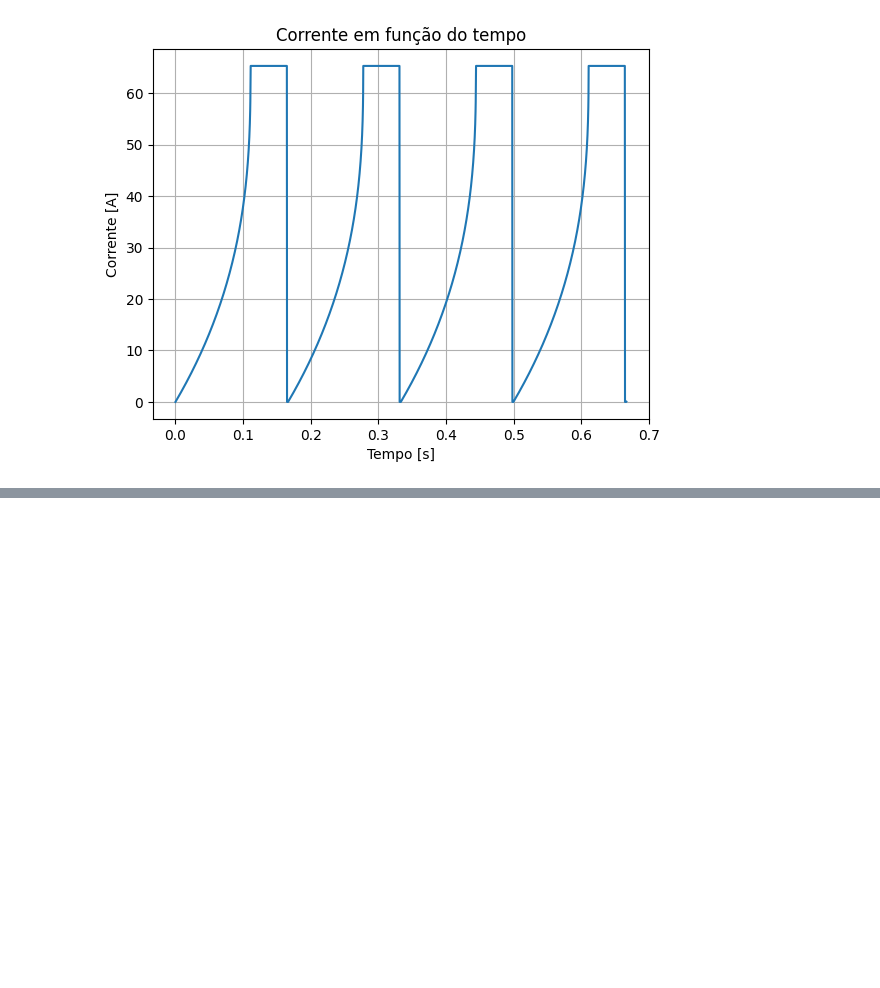
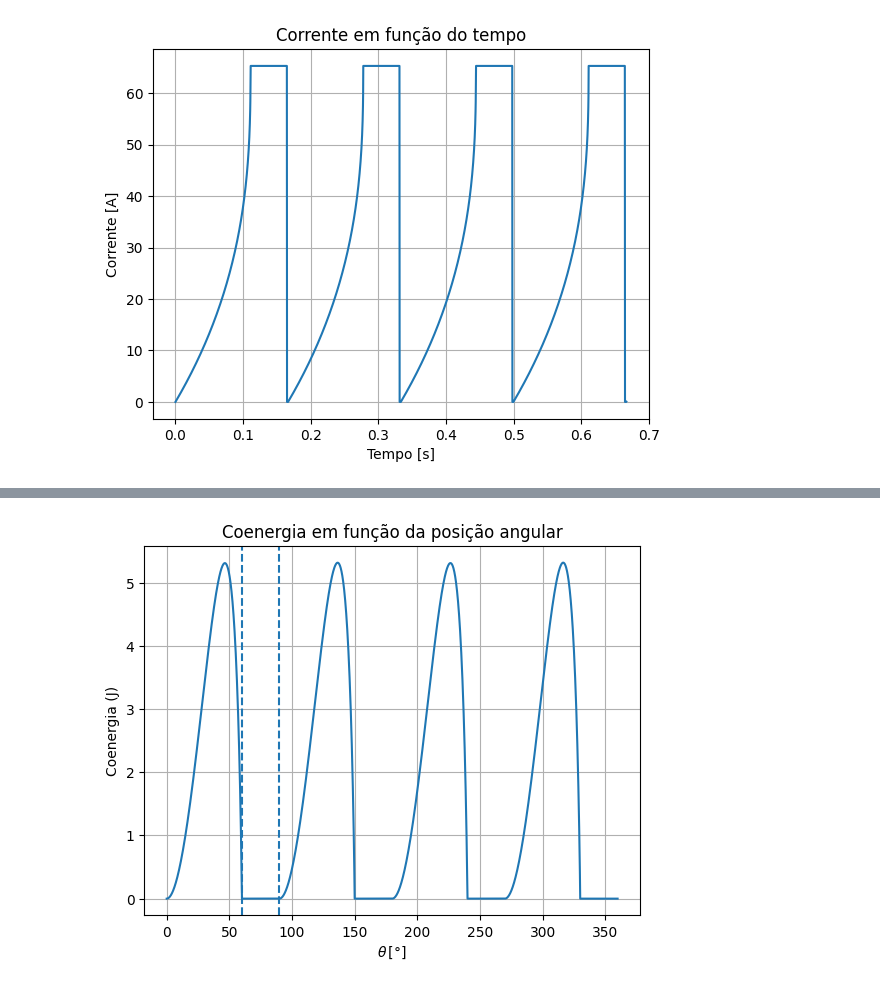
Before and after one commit to Tulio-Tav/Conversao_Eletromecanica, a Jupyter notebook: Projeto_de_conversao (1).ipynb, the cells around one changed output, grey strips where cells are left out. Saved outputs shown, nothing was run; the diff lists cells and outputs as text; code cells hidden in the pictures; blank space fills up the shorter version.

```diff
--- a/Projeto_de_conversao (1).ipynb
+++ b/Projeto_de_conversao (1).ipynb
@@ -599,6 +571,8 @@ Nas questões subsequêntes, o torque no rotor, assim como outras grandezas, ser
 # %% [markdown]
 ### Questão 4 ###
 # %%
+# Atualizando as funções para ajustá-las ao regime dinâmico permanente
+
 def alpha_sobreposicao_2(theta):
     """
     Ângulo de sobreposição entre os polos do rotor e do estator.
@@ -722,6 +696,14 @@ def determina_Ik_2(I_km1, V_eq, I_final, theta, theta_anterior, tolerancia=1e-4)
             a = c
 
     return 0.5*(a+b)
+
+def calcula_coenergia_2(i_max, theta_graus, n_pontos=201):
+
+    if i_max <= 1e-3:
+        return 0.0
+    i_grid = np.linspace(0, i_max, n_pontos)
+    fluxos = np.array([fluxo_concatenado_2(x, theta_graus) for x in i_grid])
+    return trapezoid(fluxos, i_grid)
 # %%
 t_array = np.arange(0, t_1_volta+dt, dt)
 theta_inicial = 0
@@ -780,0 +791,13 @@ plt.show()
+# %%
+Wc_array = np.array([calcula_coenergia_2(I_array[k], theta_array[k]) for k in range(len(theta_array))])
+# %%
+plt.plot(theta_array[:-2], Wc_array[:-2])
+plt.grid(True)
+plt.xlabel(r'$\theta\,[°]$')
+plt.ylabel('Coenergia (J)')
+plt.title('Coenergia em função da posição angular')
+plt.axvline(60, linestyle = '--')
+plt.axvline(90, linestyle = '--')
+plt.show()
+# %% [output]
+[figure, added]
```
Also changed, not shown: parts of 8 cells of this notebook.
